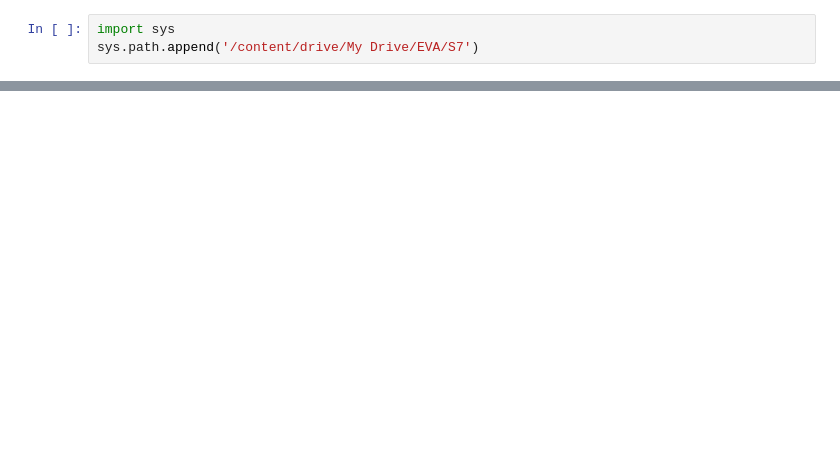
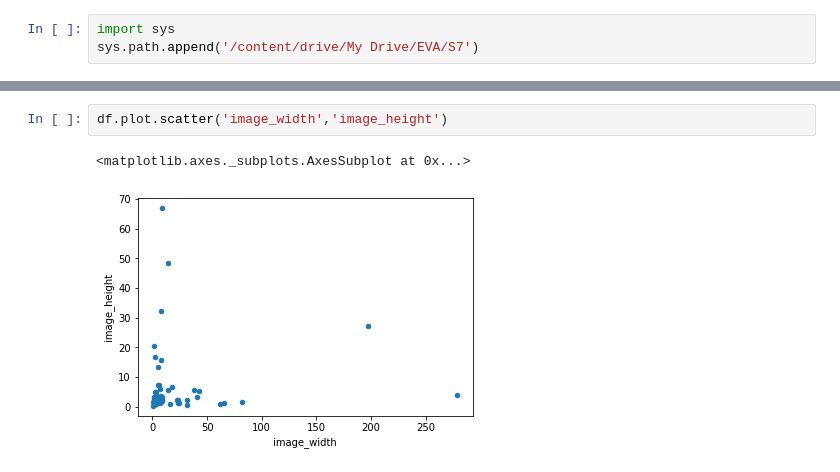
Before and after one commit to subbu521/EVA4, a Jupyter notebook: S12/cluster.ipynb, the cells around one changed output, grey strips where cells are left out. Saved outputs shown, nothing was run; the diff lists cells and outputs as text; blank space fills up the shorter version.

```diff
--- a/S12/cluster.ipynb
+++ b/S12/cluster.ipynb
@@ -37,0 +55,5 @@ train['regions'][0]
+# %%
+df.plot.scatter('image_width','image_height')
+# %% [output]
+<matplotlib.axes._subplots.AxesSubplot at 0x...>
+[figure, added]
```
Also changed, not shown: parts of 15 cells of this notebook.
